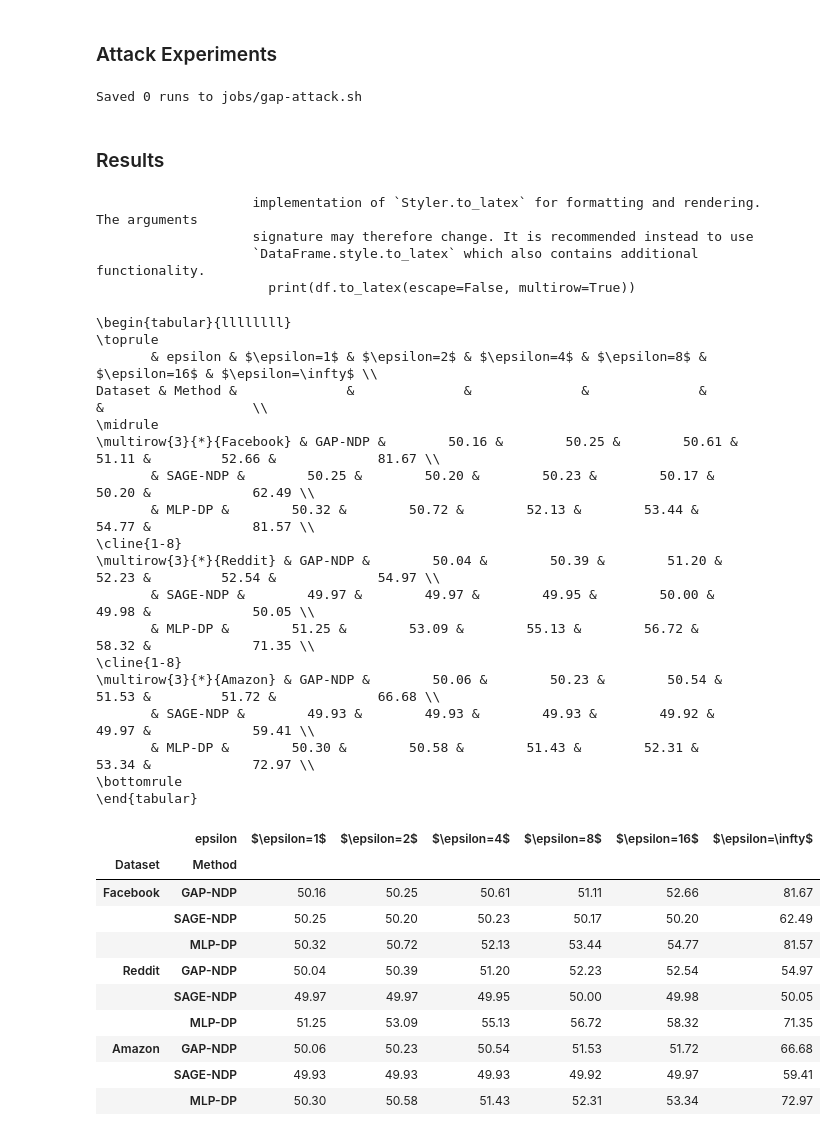
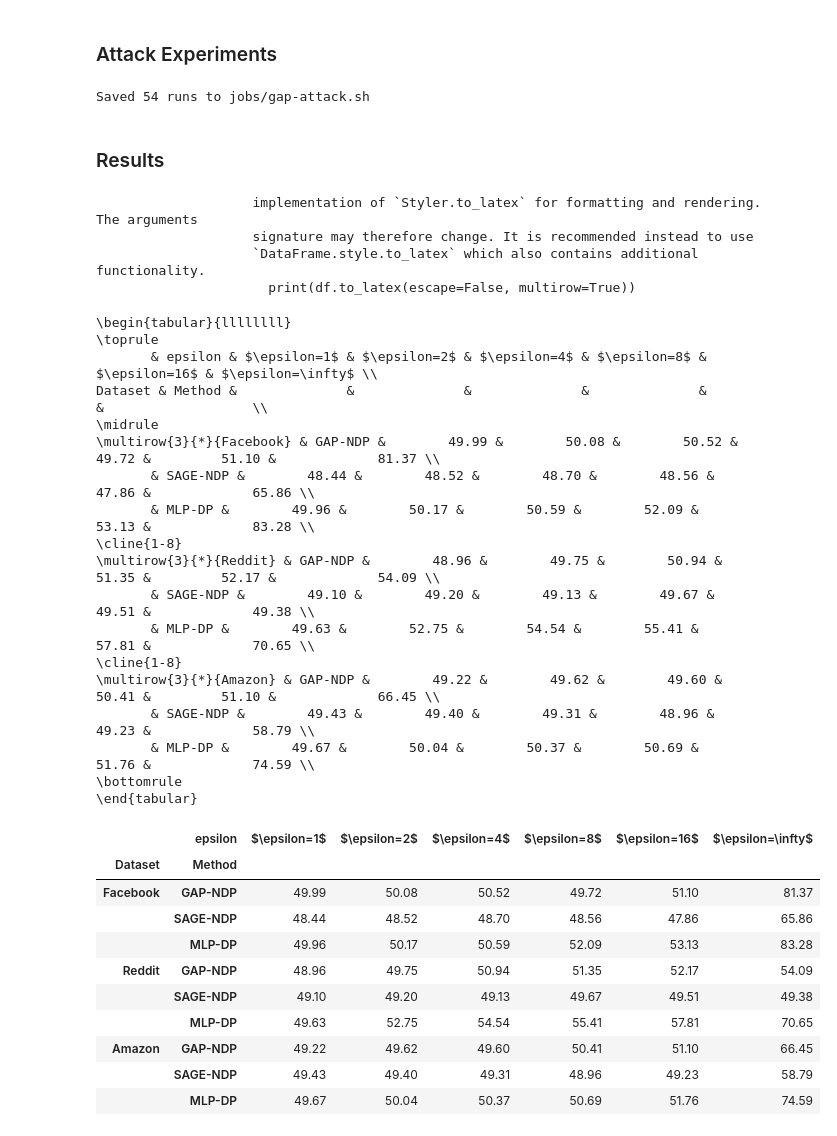
Before and after one commit to sisaman/GAP, a Jupyter notebook: attacks.ipynb, the cells around one changed output. Drawn from its saved outputs; the diff is of its cells as text; code cells hidden in the pictures.

```diff
--- a/attacks.ipynb
+++ b/attacks.ipynb
@@ -118,7 +116,7 @@ for dataset in datasets:
     for method in all_methods:
         params = {}
         if method in ndp_methods:
-            params['target_epsilon'] = [1, 2, 4, 8, 16]
+            params['shadow_epsilon'] = [1, 2, 4, 8, 16]
 
         run_factory.register(
             method,
@@ -130,7 +128,7 @@ for dataset in datasets:
 
 run_factory.save(path='jobs/gap-attack.sh')
 # %% [output]
-Saved 0 runs to jobs/gap-attack.sh
+Saved 54 runs to jobs/gap-attack.sh
 # %% [markdown]
 ### Results
 # %%
@@ -144,11 +142,11 @@ for run in runs:
     data.update(run.config)
     data_list.append(data)
 # %%
-cols = ['dataset', 'method', 'target_epsilon', 'attack/test/auc_mean']
+cols = ['dataset', 'method', 'shadow_epsilon', 'attack/test/auc_mean']
 df = pd.DataFrame(data_list, columns=cols)
 df = df.fillna(np.inf)
 df = df.rename(columns={
-    'target_epsilon': 'epsilon',
+    'shadow_epsilon': 'epsilon',
     'attack/test/auc_mean': 'auc',
 })
 df['method'] = df['method'].apply(lambda x: {'GAP': 'GAP-NDP', 'SAGE': 'SAGE-NDP', 'MLP': 'MLP-DP'}[x.upper().split('-')[0]])
@@ -165,49 +163,49 @@ def sort_key(row):
         return pd.Index(s)
     else:
         return row.replace(keys)
 
 df['dataset'] = df['dataset'].str.title()
 df = df.pivot(columns=['epsilon'], index=['dataset', 'method'])
 df = df.reset_index().sort_values(by=['dataset', 'method'], key=sort_key)
 df = df.set_index(['dataset', 'method'])
 df = df.droplevel(0, axis=1)
 df = df.rename_axis(index=str.title)
 df = df.rename(lambda eps: f"$\epsilon={eps:.0f}$", axis='columns')
 df = df.rename({'$\epsilon=inf$': '$\epsilon=\infty$'}, axis='columns')
 print(df.to_latex(escape=False, multirow=True))
 df
 # %% [output]
                     implementation of `Styler.to_latex` for formatting and rendering. The arguments
                     signature may therefore change. It is recommended instead to use
                     `DataFrame.style.to_latex` which also contains additional functionality.
                       print(df.to_latex(escape=False, multirow=True))
 \begin{tabular}{llllllll}
 \toprule
        & epsilon & $\epsilon=1$ & $\epsilon=2$ & $\epsilon=4$ & $\epsilon=8$ & $\epsilon=16$ & $\epsilon=\infty$ \\
 Dataset & Method &              &              &              &              &               &                   \\
 \midrule
-\multirow{3}{*}{Facebook} & GAP-NDP &        50.16 &        50.25 &        50.61 &        51.11 &         52.66 &             81.67 \\
-       & SAGE-NDP &        50.25 &        50.20 &        50.23 &        50.17 &         50.20 &             62.49 \\
-       & MLP-DP &        50.32 &        50.72 &        52.13 &        53.44 &         54.77 &             81.57 \\
+\multirow{3}{*}{Facebook} & GAP-NDP &        49.99 &        50.08 &        50.52 &        49.72 &         51.10 &             81.37 \\
+       & SAGE-NDP &        48.44 &        48.52 &        48.70 &        48.56 &         47.86 &             65.86 \\
+       & MLP-DP &        49.96 &        50.17 &        50.59 &        52.09 &         53.13 &             83.28 \\
 \cline{1-8}
-\multirow{3}{*}{Reddit} & GAP-NDP &        50.04 &        50.39 &        51.20 &        52.23 &         52.54 &             54.97 \\
-       & SAGE-NDP &        49.97 &        49.97 &        49.95 &        50.00 &         49.98 &             50.05 \\
-       & MLP-DP &        51.25 &        53.09 &        55.13 &        56.72 &         58.32 &             71.35 \\
+\multirow{3}{*}{Reddit} & GAP-NDP &        48.96 &        49.75 &        50.94 &        51.35 &         52.17 &             54.09 \\
+       & SAGE-NDP &        49.10 &        49.20 &        49.13 &        49.67 &         49.51 &             49.38 \\
+       & MLP-DP &        49.63 &        52.75 &        54.54 &        55.41 &         57.81 &             70.65 \\
 \cline{1-8}
-\multirow{3}{*}{Amazon} & GAP-NDP &        50.06 &        50.23 &        50.54 &        51.53 &         51.72 &             66.68 \\
-       & SAGE-NDP &        49.93 &        49.93 &        49.93 &        49.92 &         49.97 &             59.41 \\
-       & MLP-DP &        50.30 &        50.58 &        51.43 &        52.31 &         53.34 &             72.97 \\
+\multirow{3}{*}{Amazon} & GAP-NDP &        49.22 &        49.62 &        49.60 &        50.41 &         51.10 &             66.45 \\
+       & SAGE-NDP &        49.43 &        49.40 &        49.31 &        48.96 &         49.23 &             58.79 \\
+       & MLP-DP &        49.67 &        50.04 &        50.37 &        50.69 &         51.76 &             74.59 \\
 \bottomrule
 \end{tabular}
 |  | epsilon | $\epsilon=1$ | $\epsilon=2$ | $\epsilon=4$ | $\epsilon=8$ | $\epsilon=16$ | $\epsilon=\infty$ |
 | Dataset | Method |  |  |  |  |  |  |
-| Facebook | GAP-NDP | 50.16 | 50.25 | 50.61 | 51.11 | 52.66 | 81.67 |
-|  | SAGE-NDP | 50.25 | 50.20 | 50.23 | 50.17 | 50.20 | 62.49 |
-|  | MLP-DP | 50.32 | 50.72 | 52.13 | 53.44 | 54.77 | 81.57 |
-| Reddit | GAP-NDP | 50.04 | 50.39 | 51.20 | 52.23 | 52.54 | 54.97 |
-|  | SAGE-NDP | 49.97 | 49.97 | 49.95 | 50.00 | 49.98 | 50.05 |
-|  | MLP-DP | 51.25 | 53.09 | 55.13 | 56.72 | 58.32 | 71.35 |
-| Amazon | GAP-NDP | 50.06 | 50.23 | 50.54 | 51.53 | 51.72 | 66.68 |
-|  | SAGE-NDP | 49.93 | 49.93 | 49.93 | 49.92 | 49.97 | 59.41 |
-|  | MLP-DP | 50.30 | 50.58 | 51.43 | 52.31 | 53.34 | 72.97 |
+| Facebook | GAP-NDP | 49.99 | 50.08 | 50.52 | 49.72 | 51.10 | 81.37 |
+|  | SAGE-NDP | 48.44 | 48.52 | 48.70 | 48.56 | 47.86 | 65.86 |
+|  | MLP-DP | 49.96 | 50.17 | 50.59 | 52.09 | 53.13 | 83.28 |
+| Reddit | GAP-NDP | 48.96 | 49.75 | 50.94 | 51.35 | 52.17 | 54.09 |
+|  | SAGE-NDP | 49.10 | 49.20 | 49.13 | 49.67 | 49.51 | 49.38 |
+|  | MLP-DP | 49.63 | 52.75 | 54.54 | 55.41 | 57.81 | 70.65 |
+| Amazon | GAP-NDP | 49.22 | 49.62 | 49.60 | 50.41 | 51.10 | 66.45 |
+|  | SAGE-NDP | 49.43 | 49.40 | 49.31 | 48.96 | 49.23 | 58.79 |
+|  | MLP-DP | 49.67 | 50.04 | 50.37 | 50.69 | 51.76 | 74.59 |
 # %%
```
Also changed, not shown: parts of 2 cells of this notebook.
